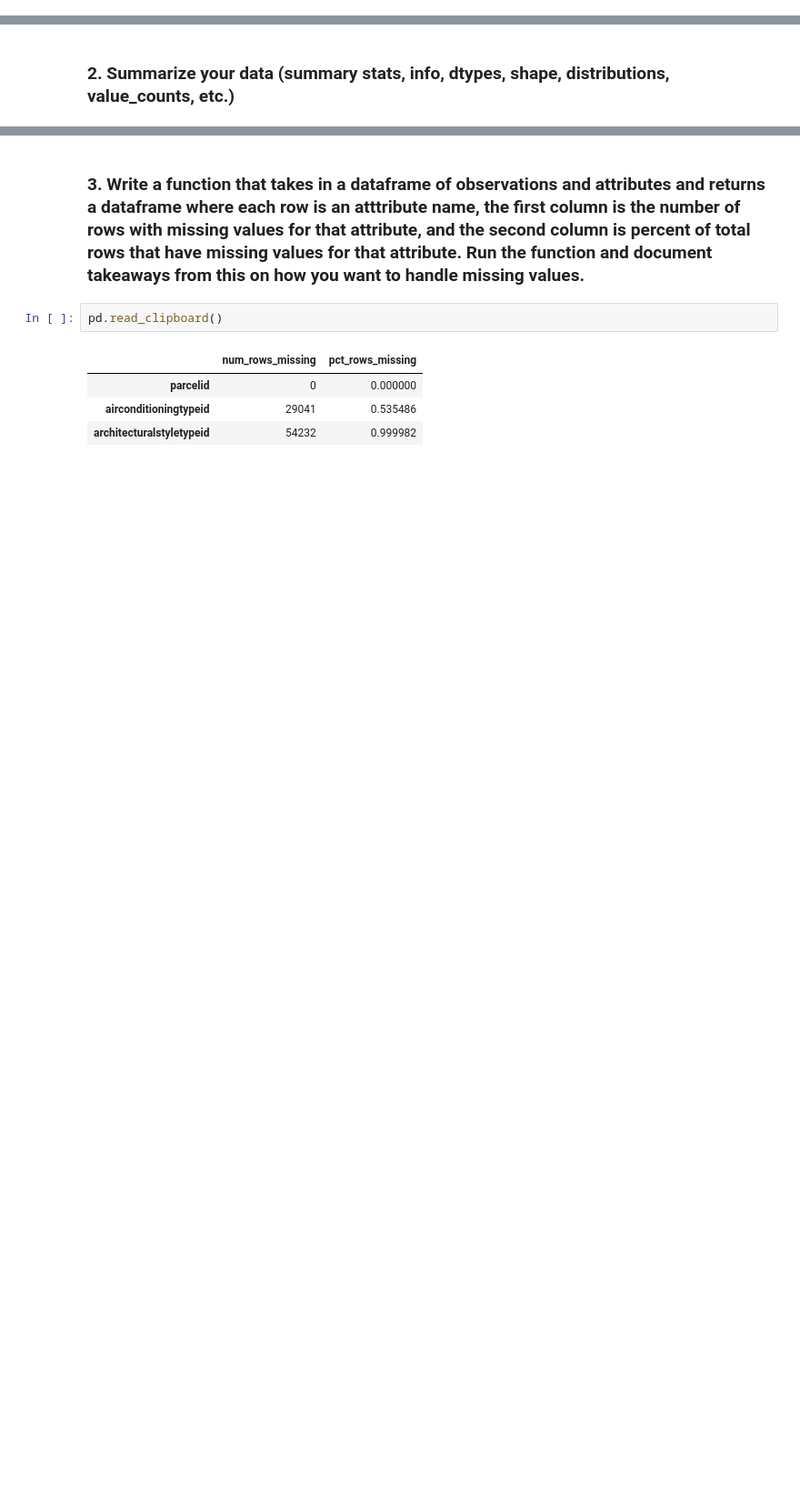
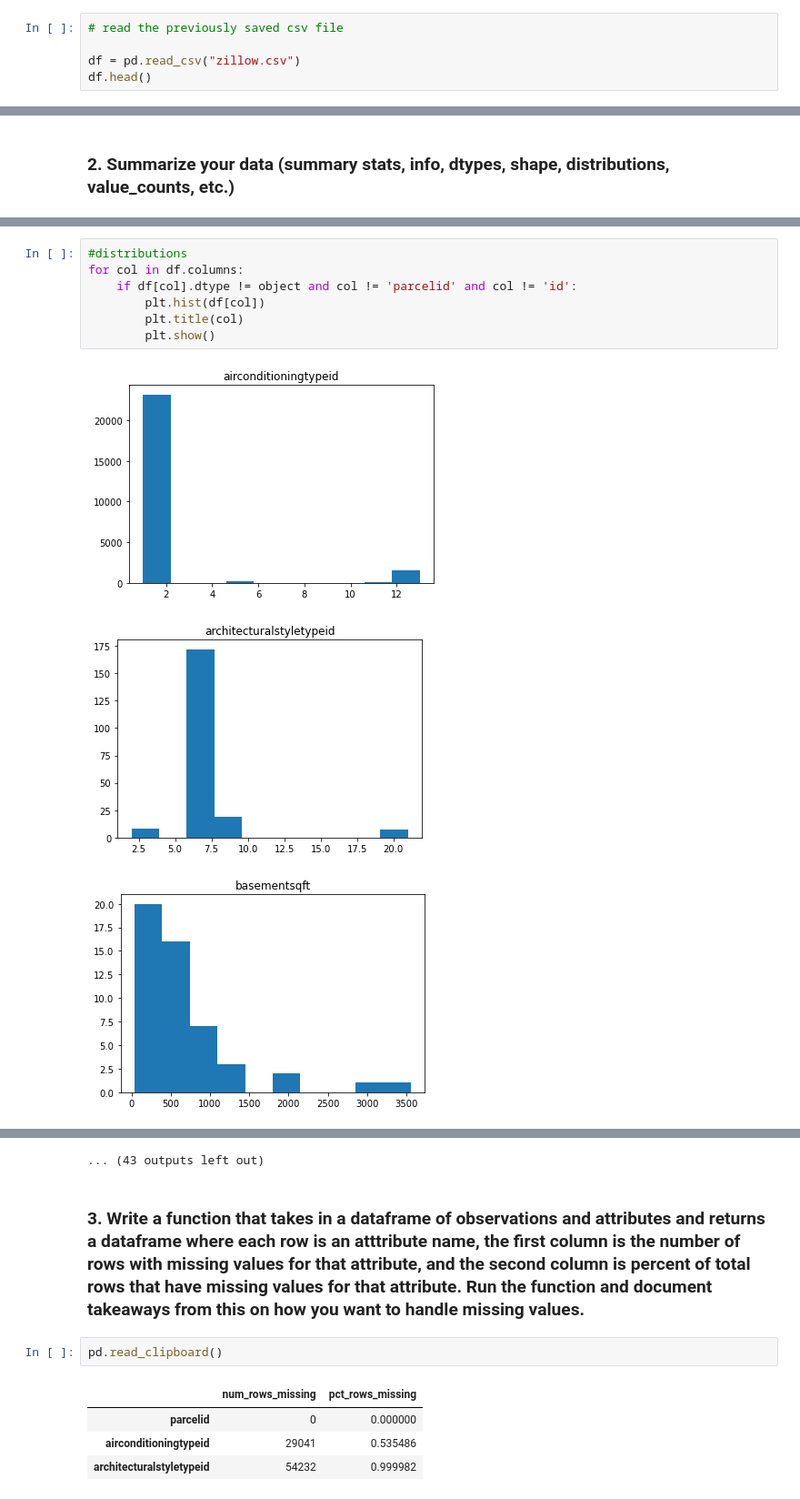
Before and after one commit to aliciag92/clustering-exercises, a Jupyter notebook: wrangle_zillow.ipynb, the cells around one changed output, grey strips where cells are left out. Shown at 91% size. Saved outputs shown, nothing was run; the diff lists cells and outputs as text; blank space fills up the shorter version.

```diff
--- a/wrangle_zillow.ipynb
+++ b/wrangle_zillow.ipynb
@@ -9,0 +173,5 @@ import pandas as pd
+# %%
+# read the previously saved csv file
+
+df = pd.read_csv("zillow.csv")
+df.head()
@@ -11,0 +270,11 @@ import pandas as pd
+# %%
+#distributions
+for col in df.columns:
+    if df[col].dtype != object and col != 'parcelid' and col != 'id':
+        plt.hist(df[col])
+        plt.title(col)
+        plt.show()
+# %% [output]
+[figure, added]
+[figure, added]
+[figure, added]
@@ -12,3 +290,4 @@ import pandas as pd
+... (43 outputs left out)
 # %% [markdown]
 ### 3. Write a function that takes in a dataframe of observations and attributes and returns a dataframe where each row is an atttribute name, the first column is the number of rows with missing values for that attribute, and the second column is percent of total rows that have missing values for that attribute. Run the function and document takeaways from this on how you want to handle missing values.
 # %%
```
Also changed, not shown: parts of 68 cells of this notebook.
